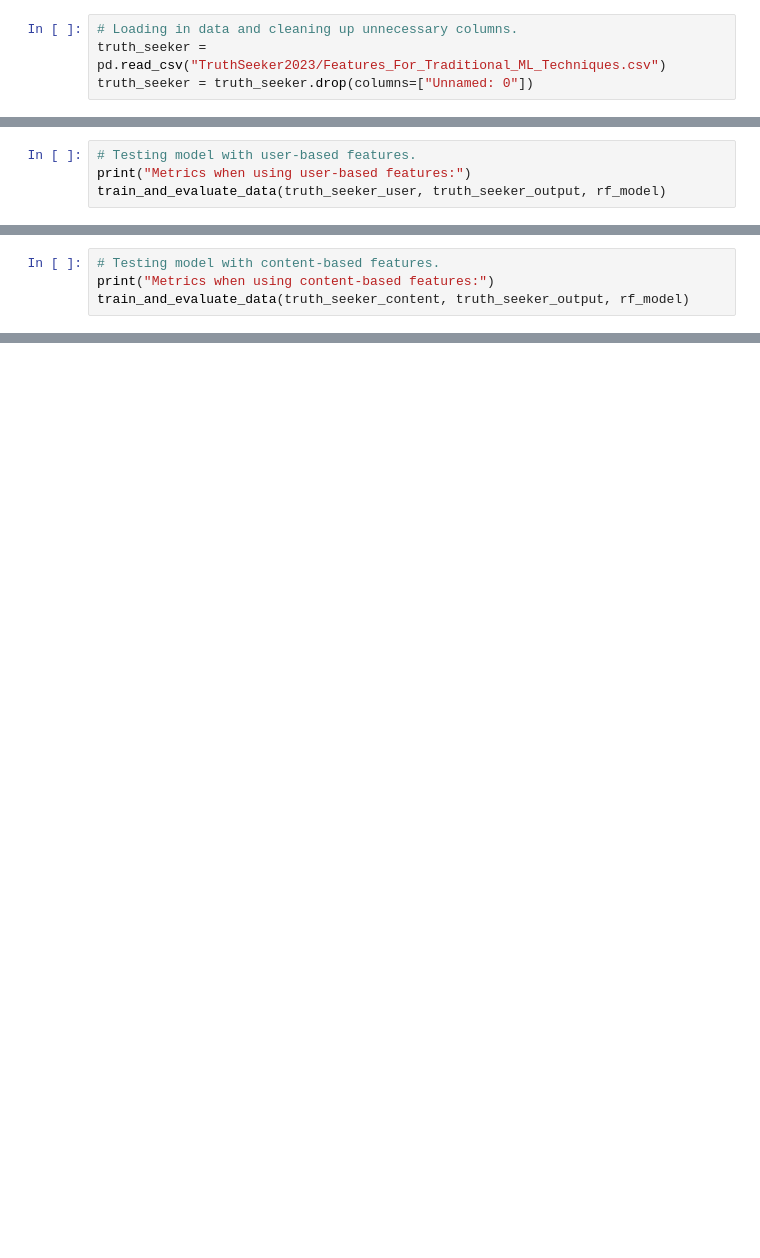
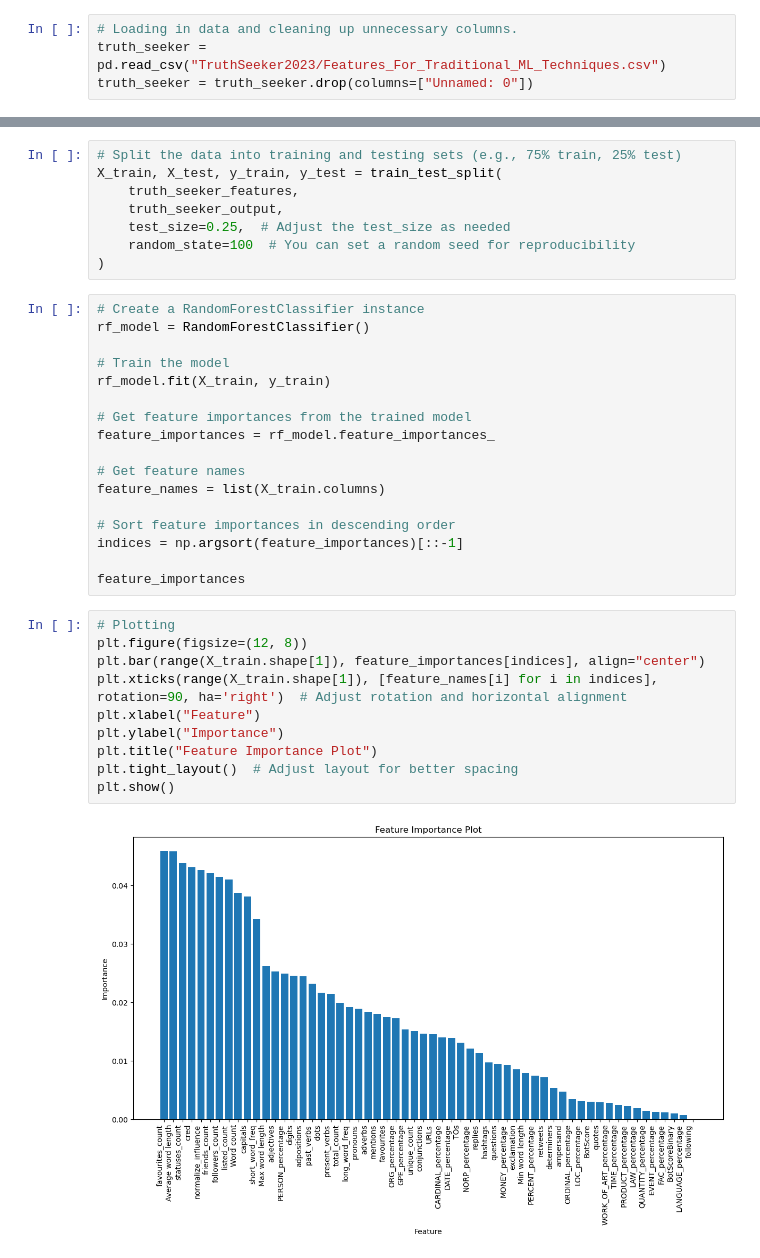
Before and after one commit to olincollege/scicomp-p3-fake-news-detection, a Jupyter notebook: features.ipynb, the cells around one changed output, grey strips where cells are left out. Cells and saved outputs as stored; diff of their text form; blank space fills up the shorter version.

Commit message:
adding feature report and feature plots

```diff
--- a/features.ipynb
+++ b/features.ipynb
@@ -85,4 +61,0 @@ F1 Score: 0.6307419982008647
-# %%
-# Testing model with user-based features.
-print("Metrics when using user-based features:")
-train_and_evaluate_data(truth_seeker_user, truth_seeker_output, rf_model)
@@ -95,4 +61,0 @@ F1 Score: 0.6406835556888023
-# %%
-# Testing model with content-based features.
-print("Metrics when using content-based features:")
-train_and_evaluate_data(truth_seeker_content, truth_seeker_output, rf_model)
@@ -104,0 +163,37 @@ F1 Score: 0.6885255491532365
+# %%
+# Split the data into training and testing sets (e.g., 75% train, 25% test)
+X_train, X_test, y_train, y_test = train_test_split(
+    truth_seeker_features,
+    truth_seeker_output,
+    test_size=0.25,  # Adjust the test_size as needed
+    random_state=100  # You can set a random seed for reproducibility
+)
+# %%
+# Create a RandomForestClassifier instance
+rf_model = RandomForestClassifier()
+
+# Train the model
+rf_model.fit(X_train, y_train)
+
+# Get feature importances from the trained model
+feature_importances = rf_model.feature_importances_
+
+# Get feature names
+feature_names = list(X_train.columns)
+
+# Sort feature importances in descending order
+indices = np.argsort(feature_importances)[::-1]
+
+feature_importances
+# %%
+# Plotting
+plt.figure(figsize=(12, 8))
+plt.bar(range(X_train.shape[1]), feature_importances[indices], align="center")
+plt.xticks(range(X_train.shape[1]), [feature_names[i] for i in indices], rotation=90, ha='right')  # Adjust rotation and horizontal alignment
+plt.xlabel("Feature")
+plt.ylabel("Importance")
+plt.title("Feature Importance Plot")
+plt.tight_layout()  # Adjust layout for better spacing
+plt.show()
+# %% [output]
+[figure, added]
```
Also changed, not shown: parts of 17 cells of this notebook, 4 other files.
